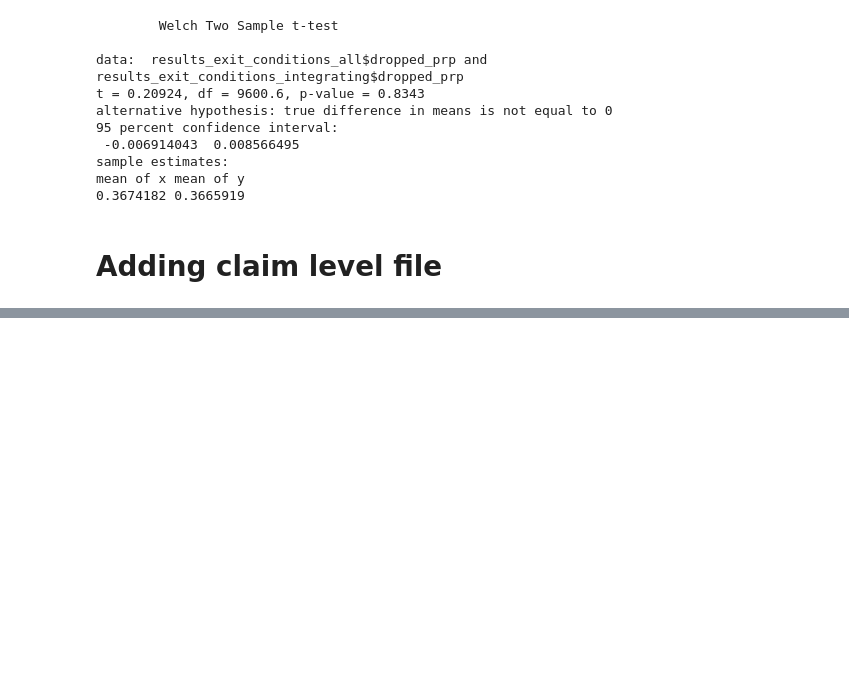
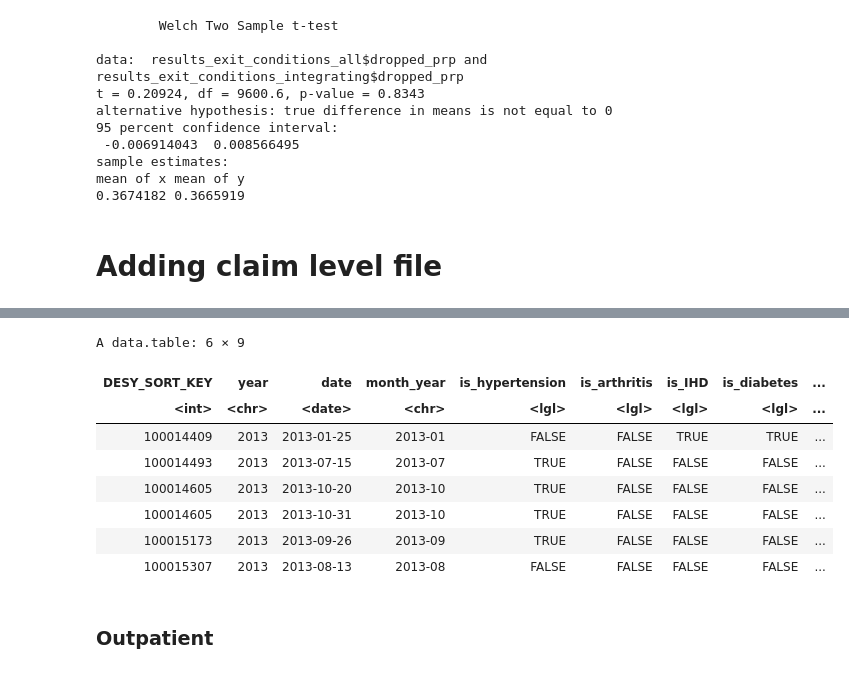
Before and after one commit to F4rbod/CaseMix, a Jupyter notebook: Calculations.ipynb, the cells around one changed output, grey strips where cells are left out. Cells and saved outputs as stored; diff of their text form; code cells hidden in the pictures; blank space fills up the shorter version.

```diff
--- a/Calculations.ipynb
+++ b/Calculations.ipynb
@@ -2004,0 +3132,14 @@ write_fst(claim_outpatient_all_years, "/work/postresearch/Shared/Projects/Data_f
+# %%
+tail(conditions_claim_inpatient)
+# %% [output]
+A data.table: 6 × 9
+| DESY_SORT_KEY | year | date | month_year | is_hypertension | is_arthritis | is_IHD | is_diabetes | ... |
+| <int> | <chr> | <date> | <chr> | <lgl> | <lgl> | <lgl> | <lgl> | ... |
+| 100014409 | 2013 | 2013-01-25 | 2013-01 | FALSE | FALSE | TRUE | TRUE | ... |
+| 100014493 | 2013 | 2013-07-15 | 2013-07 | TRUE | FALSE | FALSE | FALSE | ... |
+| 100014605 | 2013 | 2013-10-20 | 2013-10 | TRUE | FALSE | FALSE | FALSE | ... |
+| 100014605 | 2013 | 2013-10-31 | 2013-10 | TRUE | FALSE | FALSE | FALSE | ... |
+| 100015173 | 2013 | 2013-09-26 | 2013-09 | TRUE | FALSE | FALSE | FALSE | ... |
+| 100015307 | 2013 | 2013-08-13 | 2013-08 | FALSE | FALSE | FALSE | FALSE | ... |
+# %% [markdown]
+### Outpatient
```
Also changed, not shown: parts of 23 cells of this notebook, 4 other files.
